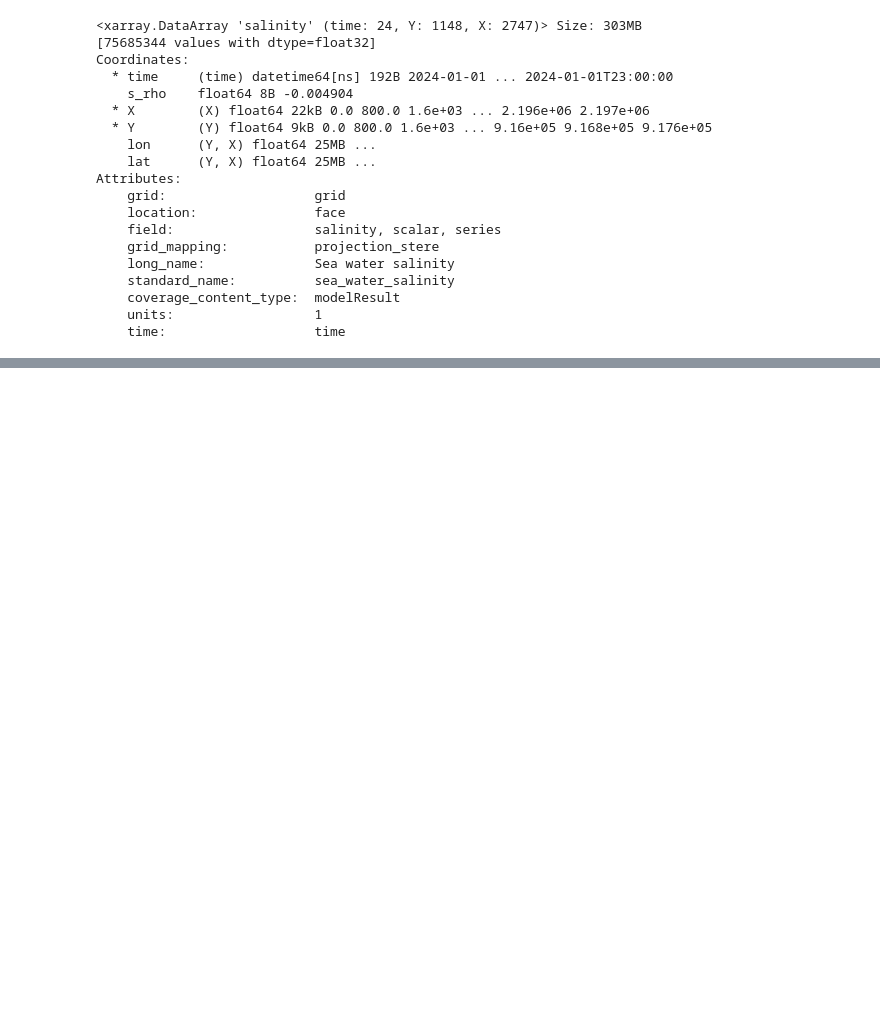
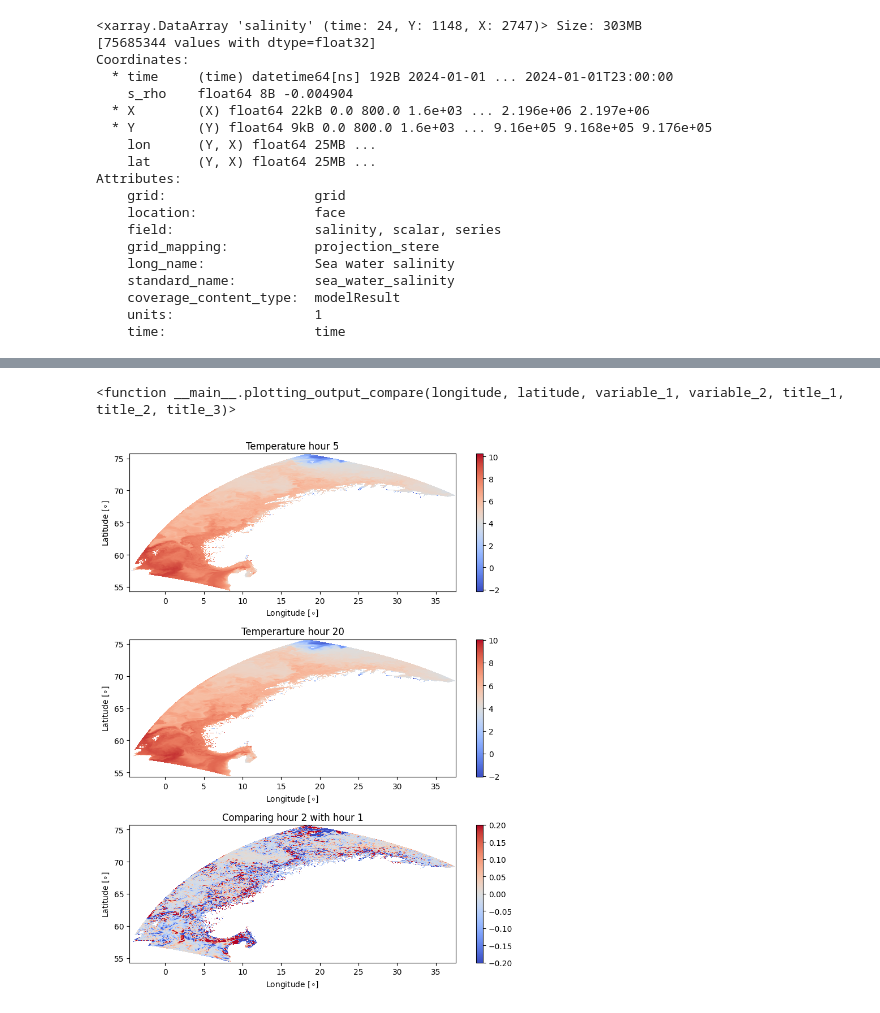
Before and after one commit to metno/ocean-ai, a Jupyter notebook: plot/malene_plots.ipynb, the cells around one changed output, grey strips where cells are left out. Cells and saved outputs as stored; diff of their text form; code cells hidden in the pictures; blank space fills up the shorter version.

```diff
--- a/plot/malene_plots.ipynb
+++ b/plot/malene_plots.ipynb
@@ -64,6 +77,9 @@ def plotting_output(longitude, latitude, variable, time,Y_zonal, X_meridional):
 #Creating variable names for interesting values to plot:
 temperature = ds["temperature"]
 salinity = ds["salinity"]
+
+lon = ds["lon"]
+lat = ds["lat"]
 # %%
 #looking at the data
 print(temperature)
@@ -117,0 +144,38 @@ TypeError: 'DataArray' object is not callable
+# %%
+#plotting function to compare values
+#subplots: using one for temperature value 1, one for temperature value 2 and one for comparison.
+def plotting_output_compare(longitude, latitude, variable_1, variable_2, title_1, title_2, title_3):
+    fig,ax = plt.subplots(3, figsize = (8,10))
+
+    #Colormap colors
+    cmap = plt.cm.coolwarm
+    norm = mpl.colors.Normalize(vmin=-0.2,vmax=0.2) #small values in the last plot to be able to easily spot the difference when comparing plots
+
+    #Image 1
+    image1 = ax[0].pcolormesh(longitude, latitude, variable_1, shading = "auto", cmap=cmap)
+    ax[0].set_title(title_1)
+    ax[0].set_xlabel("Longitude [$\circ$] ")
+    ax[0].set_ylabel("Latitude [$\circ$]")
+
+    #Image 2
+    image2 = ax[1].pcolormesh(longitude,latitude, variable_2, shading = "auto", cmap = cmap)
+    ax[1].set_title(title_2)
+    ax[1].set_xlabel("Longitude [$\circ$] ")
+    ax[1].set_ylabel("Latitude [$\circ$]")
+
+    #Image 3 - comparing the data. Value 2 - value 1.
+    image3 = ax[2].pcolormesh(longitude, latitude, variable_2 - variable_1, shading = "auto", cmap = cmap, norm = norm)
+    ax[2].set_title(title_3)
+    ax[2].set_xlabel("Longitude [$\circ$] ")
+    ax[2].set_ylabel("Latitude [$\circ$]")
+    plt.tight_layout()
+
+    fig.colorbar(image1, cmap=cmap, ax=ax[0])
+    fig.colorbar(image2, cmap=cmap, ax = ax[1])
+    fig.colorbar(image3, cmap=cmap, ax=ax[2])
+    return plotting_output_compare
+# %%
+plotting_output_compare(lon,lat, temperature[6,:,:], temperature[20,:,:], title_1 = "Temperature hour 5", title_2 = "Temperarture hour 20", title_3="Comparing hour 2 with hour 1")
+# %% [output]
+<function __main__.plotting_output_compare(longitude, latitude, variable_1, variable_2, title_1, title_2, title_3)>
+[figure, added]
```
Also changed, not shown: parts of 7 cells of this notebook.
